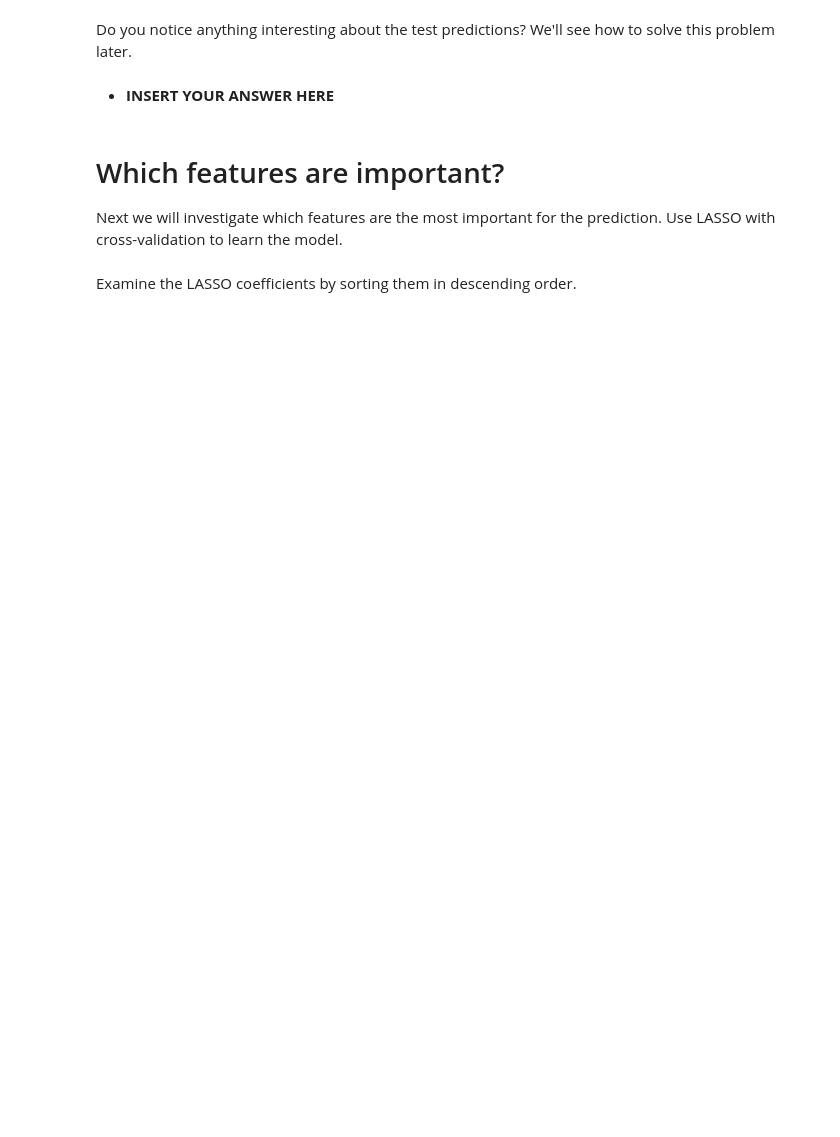
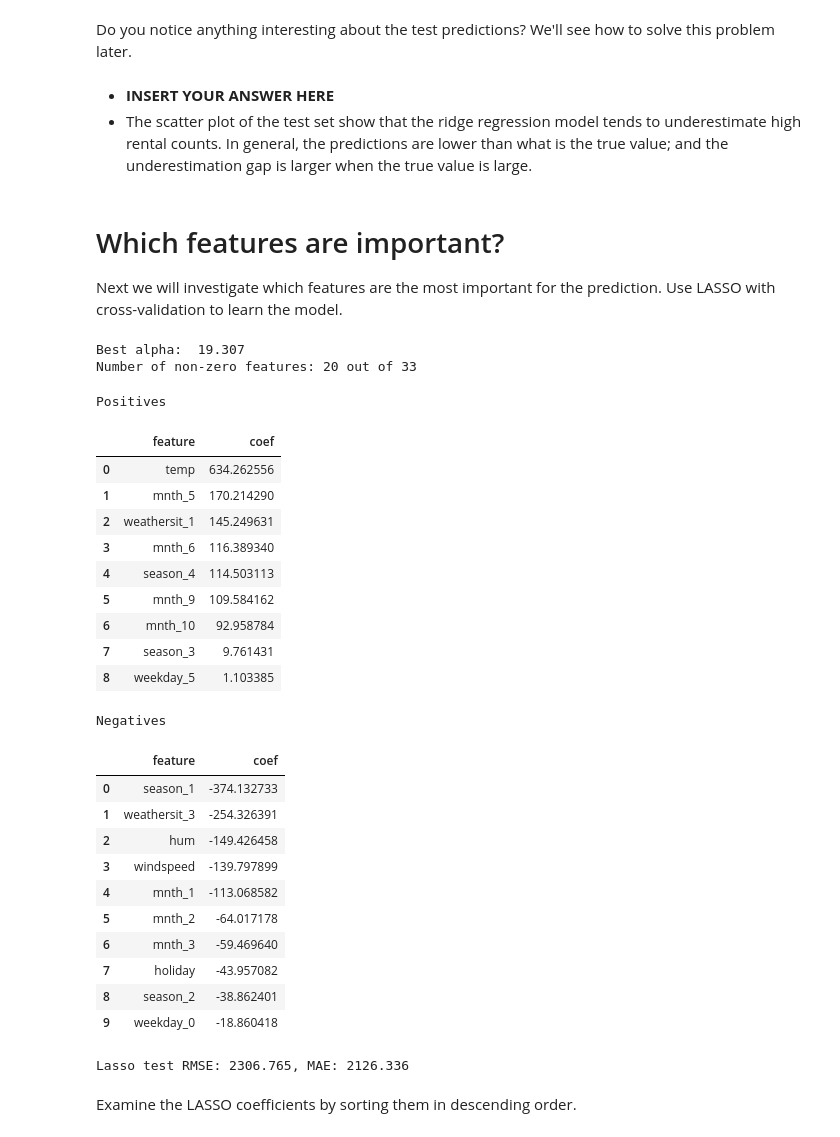
Before and after one commit to zhuohan9036/cs_courses, a Jupyter notebook: cs5489/tutorials/tutorial_3/Tutorial3.ipynb, the cells around one changed output. Drawn from its saved outputs; the diff is of its cells as text; code cells hidden in the pictures; blank space fills up the shorter version.

```diff
--- a/cs5489/tutorials/tutorial_3/Tutorial3.ipynb
+++ b/cs5489/tutorials/tutorial_3/Tutorial3.ipynb
@@ -210,7 +309,8 @@ plt.tight_layout()
 # %% [markdown]
 Do you notice anything interesting about the test predictions?  We'll see how to solve this problem later.
-# %% [markdown]
-- **INSERT YOUR ANSWER HERE**
+# %% [markdown]
+- **INSERT YOUR ANSWER HERE**
+- The scatter plot of the test set show that the ridge regression model tends to underestimate high rental counts. In general, the predictions are lower than what is the true value; and the underestimation gap is larger when the true value is large.
 # %% [markdown]
 # Which features are important?
 Next we will investigate which features are the most important for the prediction.  Use LASSO with cross-validation to learn the model.
@@ -219,3 +317,58 @@ Next we will investigate which features are the most important for the predictio
+# %%
+### INSERT YOUR CODE HERE
+lasso_pipe = pipeline.make_pipeline(preprocessing.StandardScaler(), linear_model.LassoCV(cv=5, alphas=logspace(-3,3,50)))
+lasso_pipe.fit(trainX, trainY)
+
+las = lasso_pipe.named_steps['lassocv']
+alpha_star = las.alpha_
+coef = pd.Series(las.coef_, index=featnames)
+
+print(f"Best alpha: {alpha_star: .5g}")
+print(f"Number of non-zero features: {(coef!=0).sum()} out of {len(coef)}")
+# %% [output]
+Best alpha:  19.307
+Number of non-zero features: 20 out of 33
+# %%
+imp = coef[coef != 0].sort_values(key=lambda x: x.abs(), ascending=False)
+
+K = 10
+top_pos = imp[imp > 0][:K]
+top_neg = imp[imp < 0][:K]
+
+print(f"Positives")
+display(pd.DataFrame({"feature": top_pos.index, "coef": top_pos.values}))
+print(f"Negatives")
+display(pd.DataFrame({"feature": top_neg.index, "coef": top_neg.values}))
+
+pred_test = lasso_pipe.predict(testX)
+rmse = metrics.root_mean_squared_error(testY, pred_test)
+mae = metrics.mean_absolute_error(testY, pred_test)
+print(f"Lasso test RMSE: {rmse:.3f}, MAE: {mae:.3f}")
+# %% [output]
+Positives
+|  | feature | coef |
+| 0 | temp | 634.262556 |
+| 1 | mnth_5 | 170.214290 |
+| 2 | weathersit_1 | 145.249631 |
+| 3 | mnth_6 | 116.389340 |
+| 4 | season_4 | 114.503113 |
+| 5 | mnth_9 | 109.584162 |
+| 6 | mnth_10 | 92.958784 |
+| 7 | season_3 | 9.761431 |
+| 8 | weekday_5 | 1.103385 |
+Negatives
+|  | feature | coef |
+| 0 | season_1 | -374.132733 |
+| 1 | weathersit_3 | -254.326391 |
+| 2 | hum | -149.426458 |
+| 3 | windspeed | -139.797899 |
+| 4 | mnth_1 | -113.068582 |
+| 5 | mnth_2 | -64.017178 |
+| 6 | mnth_3 | -59.469640 |
+| 7 | holiday | -43.957082 |
+| 8 | season_2 | -38.862401 |
+| 9 | weekday_0 | -18.860418 |
+Lasso test RMSE: 2306.765, MAE: 2126.336
 # %% [markdown]
 Examine the LASSO coefficients by sorting them in descending order.
 # %%
```
Also changed, not shown: parts of 38 cells of this notebook, 6 other files.
